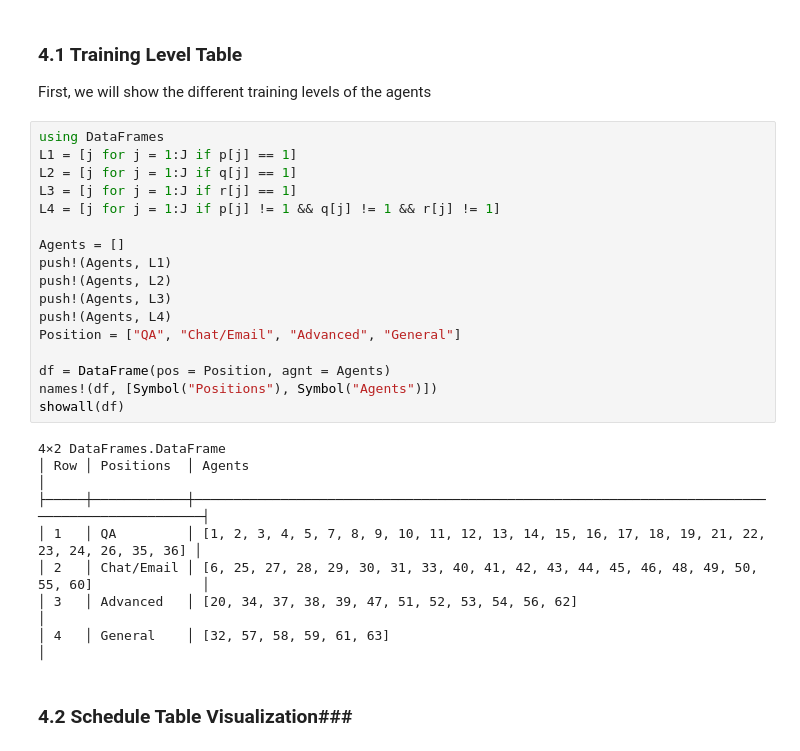
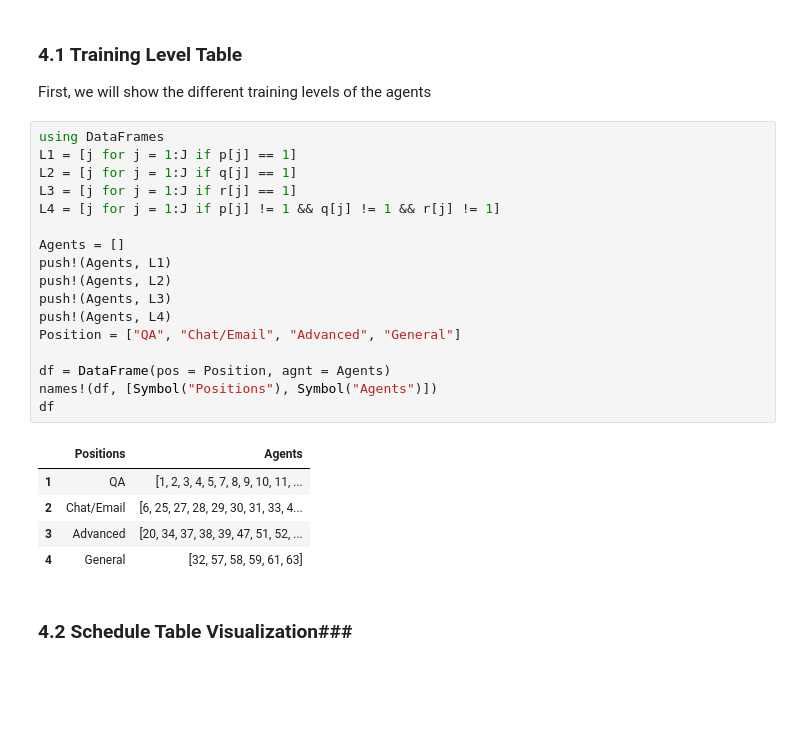
Before and after one commit to mmcook/CS-524-Optimization-Project, a Jupyter notebook: Call Center Schedule Optimization.ipynb, the cells around one changed output. Cells and saved outputs as stored; diff of their text form; blank space fills up the shorter version.

```diff
--- a/Call Center Schedule Optimization.ipynb
+++ b/Call Center Schedule Optimization.ipynb
@@ -377,28 +428,26 @@ First, we will show the different training levels of the agents
 # %%
 using DataFrames
 L1 = [j for j = 1:J if p[j] == 1]
 L2 = [j for j = 1:J if q[j] == 1]
 L3 = [j for j = 1:J if r[j] == 1]
 L4 = [j for j = 1:J if p[j] != 1 && q[j] != 1 && r[j] != 1]
 
 Agents = []
 push!(Agents, L1)
 push!(Agents, L2)
 push!(Agents, L3)
 push!(Agents, L4)
 Position = ["QA", "Chat/Email", "Advanced", "General"]
 
 df = DataFrame(pos = Position, agnt = Agents)
 names!(df, [Symbol("Positions"), Symbol("Agents")])
-showall(df)
+df
 # %% [output]
-4×2 DataFrames.DataFrame
-│ Row │ Positions  │ Agents                                                                                       │
-├─────┼────────────┼──────────────────────────────────────────────────────────────────────────────────────────────┤
-│ 1   │ QA         │ [1, 2, 3, 4, 5, 7, 8, 9, 10, 11, 12, 13, 14, 15, 16, 17, 18, 19, 21, 22, 23, 24, 26, 35, 36] │
-│ 2   │ Chat/Email │ [6, 25, 27, 28, 29, 30, 31, 33, 40, 41, 42, 43, 44, 45, 46, 48, 49, 50, 55, 60]              │
-│ 3   │ Advanced   │ [20, 34, 37, 38, 39, 47, 51, 52, 53, 54, 56, 62]                                             │
-│ 4   │ General    │ [32, 57, 58, 59, 61, 63]                                                                     │
+|  | Positions | Agents |
+| 1 | QA | [1, 2, 3, 4, 5, 7, 8, 9, 10, 11, ... |
+| 2 | Chat/Email | [6, 25, 27, 28, 29, 30, 31, 33, 4... |
+| 3 | Advanced | [20, 34, 37, 38, 39, 47, 51, 52, ... |
+| 4 | General | [32, 57, 58, 59, 61, 63] |
 # %% [markdown]
 ### 4.2 Schedule Table Visualization###
 # %%
```
Also changed, not shown: parts of 31 cells of this notebook.
